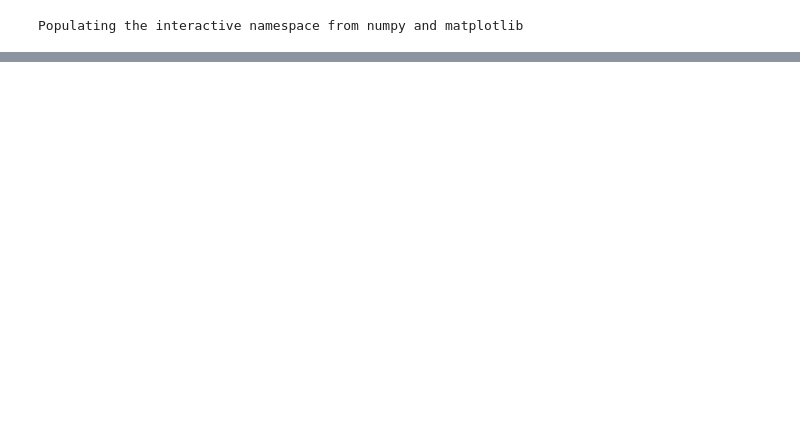
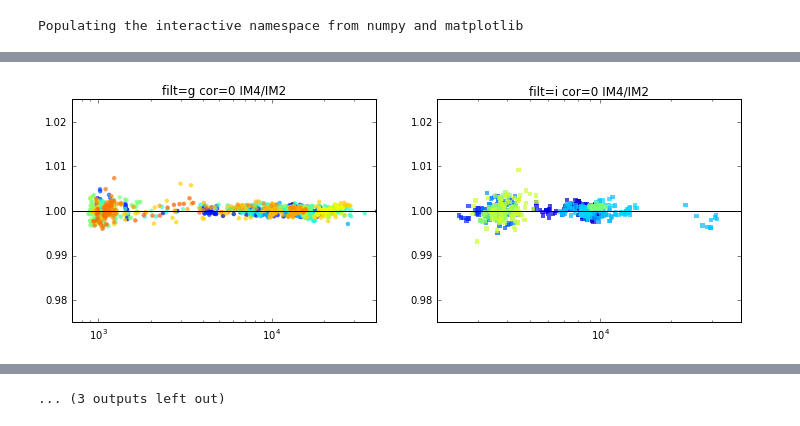
Before and after one commit to imcgreer/idmrm, a Jupyter notebook: notebooks/BokRM2014_gaincorr.ipynb, the cells around one changed output, grey strips where cells are left out. Cells and saved outputs as stored; diff of their text form; code cells hidden in the pictures; blank space fills up the shorter version.

```diff
--- a/notebooks/BokRM2014_gaincorr.ipynb
+++ b/notebooks/BokRM2014_gaincorr.ipynb
@@ -104,0 +99,4 @@ for k in range(16):
+# %%
+plotgains(norm=True,fromsky=True)
+# %% [output]
+[figure, added]
@@ -104,0 +114 @@ for k in range(16):
+... (3 outputs left out)
```
Also changed, not shown: parts of 16 cells of this notebook, 1 other file.
